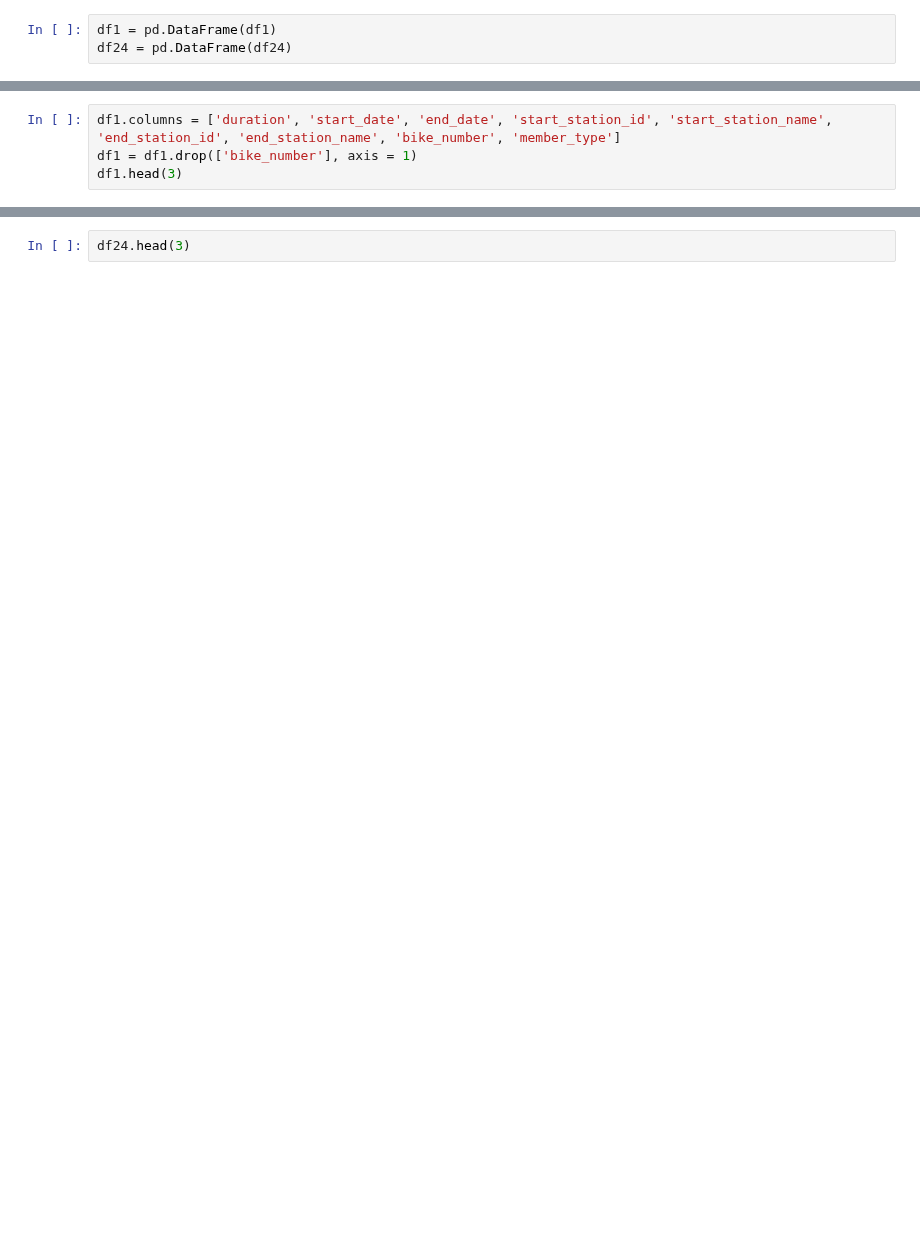
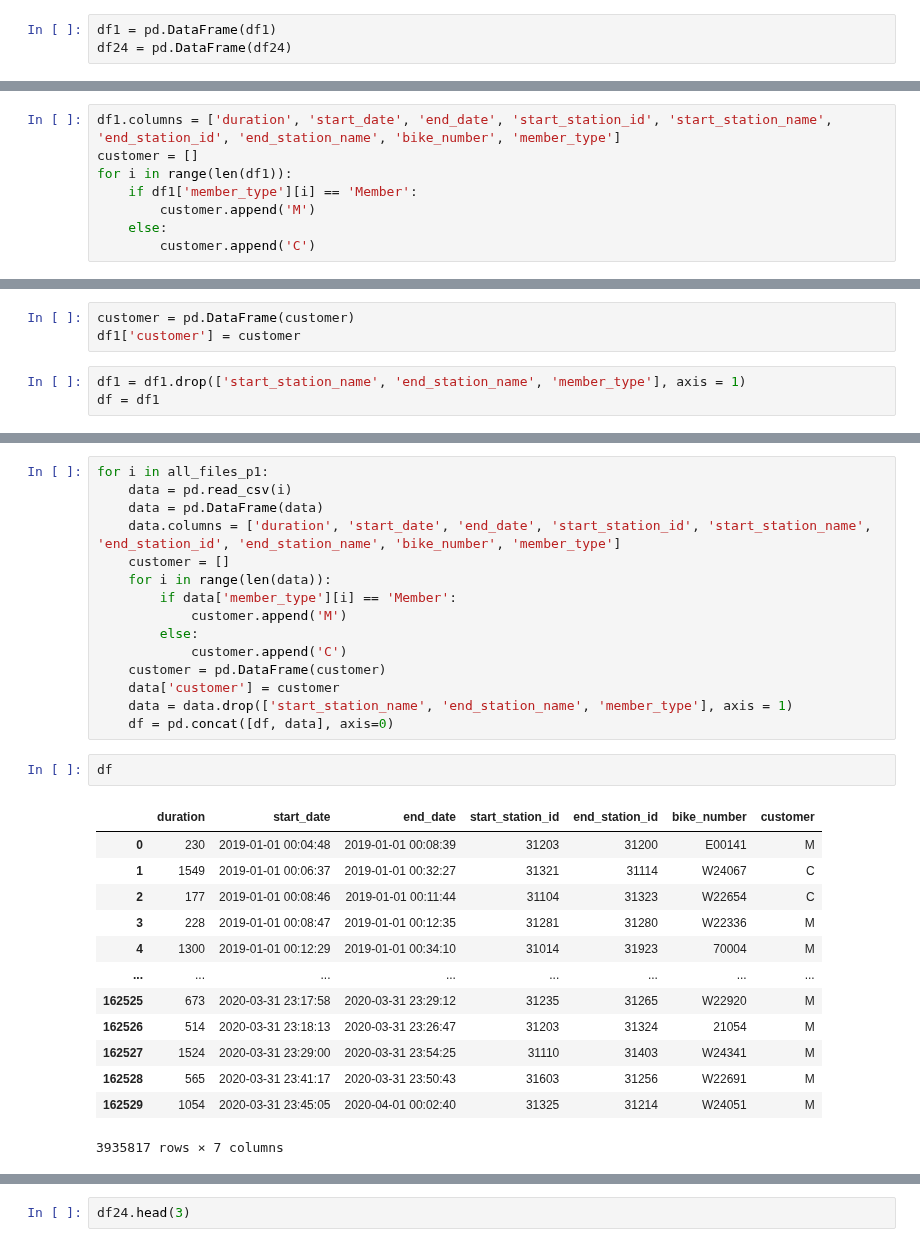
Before and after one commit to DJ1070/Bike-Sharing, a Jupyter notebook: bike_2019_2020.ipynb, the cells around one changed output, grey strips where cells are left out. Saved outputs shown, nothing was run; the diff lists cells and outputs as text; blank space fills up the shorter version.

```diff
--- a/bike_2019_2020.ipynb
+++ b/bike_2019_2020.ipynb
@@ -16,4 +26,8 @@ df24 = pd.DataFrame(df24)
 # %%
 df1.columns = ['duration', 'start_date', 'end_date', 'start_station_id', 'start_station_name', 'end_station_id', 'end_station_name', 'bike_number', 'member_type']
-df1 = df1.drop(['bike_number'], axis = 1)
-df1.head(3)
+customer = []
+for i in range(len(df1)):
+    if df1['member_type'][i] == 'Member':
+        customer.append('M')
+    else:
+        customer.append('C')
@@ -24,0 +34,6 @@ df1.head(3)
+# %%
+customer = pd.DataFrame(customer)
+df1['customer'] = customer
+# %%
+df1 = df1.drop(['start_station_name', 'end_station_name', 'member_type'], axis = 1)
+df = df1
@@ -24,0 +47,31 @@ df1.head(3)
+# %%
+for i in all_files_p1:
+    data = pd.read_csv(i)
+    data = pd.DataFrame(data)
+    data.columns = ['duration', 'start_date', 'end_date', 'start_station_id', 'start_station_name', 'end_station_id', 'end_station_name', 'bike_number', 'member_type']
+    customer = []
+    for i in range(len(data)):
+        if data['member_type'][i] == 'Member':
+            customer.append('M')
+        else:
+            customer.append('C')
+    customer = pd.DataFrame(customer)
+    data['customer'] = customer
+    data = data.drop(['start_station_name', 'end_station_name', 'member_type'], axis = 1)
+    df = pd.concat([df, data], axis=0)
+# %%
+df
+# %% [output]
+|  | duration | start_date | end_date | start_station_id | end_station_id | bike_number | customer |
+| 0 | 230 | 2019-01-01 00:04:48 | 2019-01-01 00:08:39 | 31203 | 31200 | E00141 | M |
+| 1 | 1549 | 2019-01-01 00:06:37 | 2019-01-01 00:32:27 | 31321 | 31114 | W24067 | C |
+| 2 | 177 | 2019-01-01 00:08:46 | 2019-01-01 00:11:44 | 31104 | 31323 | W22654 | C |
+| 3 | 228 | 2019-01-01 00:08:47 | 2019-01-01 00:12:35 | 31281 | 31280 | W22336 | M |
+| 4 | 1300 | 2019-01-01 00:12:29 | 2019-01-01 00:34:10 | 31014 | 31923 | 70004 | M |
+| ... | ... | ... | ... | ... | ... | ... | ... |
+| 162525 | 673 | 2020-03-31 23:17:58 | 2020-03-31 23:29:12 | 31235 | 31265 | W22920 | M |
+| 162526 | 514 | 2020-03-31 23:18:13 | 2020-03-31 23:26:47 | 31203 | 31324 | 21054 | M |
+| 162527 | 1524 | 2020-03-31 23:29:00 | 2020-03-31 23:54:25 | 31110 | 31403 | W24341 | M |
+| 162528 | 565 | 2020-03-31 23:41:17 | 2020-03-31 23:50:43 | 31603 | 31256 | W22691 | M |
+| 162529 | 1054 | 2020-03-31 23:45:05 | 2020-04-01 00:02:40 | 31325 | 31214 | W24051 | M |
+3935817 rows × 7 columns
```
Also changed, not shown: parts of 6 cells of this notebook.
